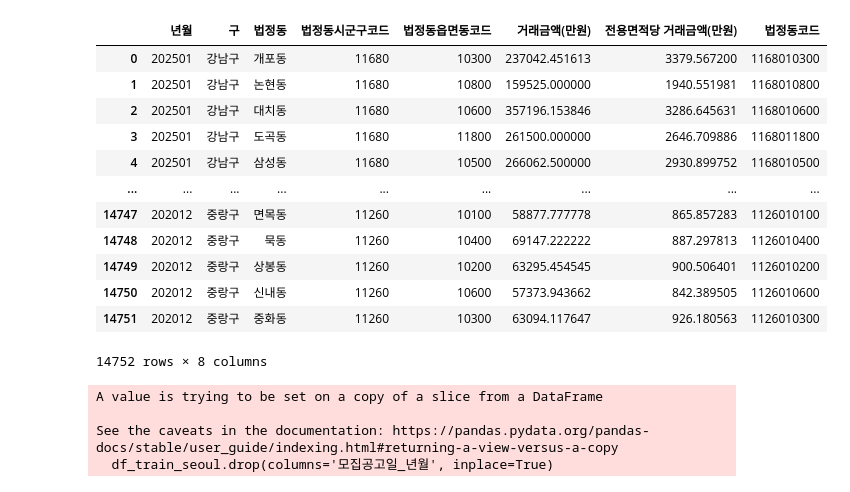
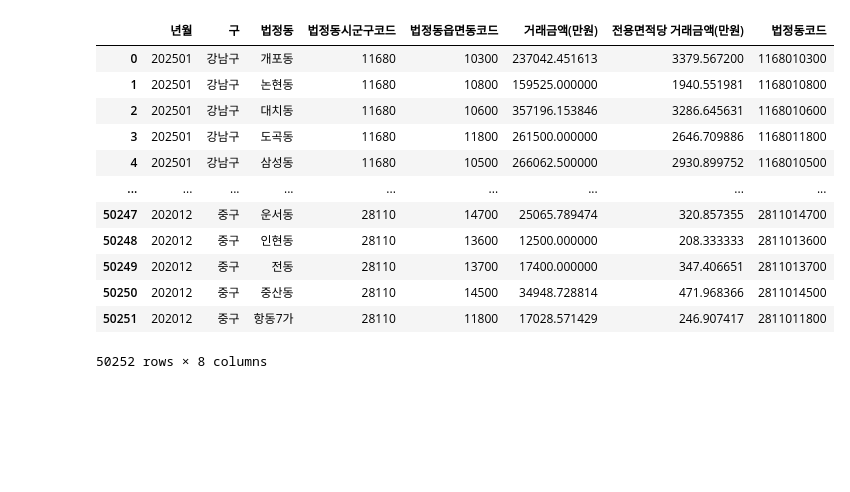
Before and after one commit to choikwangil95/HKToss-MLOps-Proejct, a Jupyter notebook: src/eugene/[광일] 실거래가 데이터 병합.ipynb, the cells around one changed output. Saved outputs shown, nothing was run; the diff lists cells and outputs as text; code cells hidden in the pictures; blank space fills up the shorter version.

```diff
--- a/src/eugene/[광일] 실거래가 데이터 병합.ipynb
+++ b/src/eugene/[광일] 실거래가 데이터 병합.ipynb
@@ -34,20 +50,20 @@ Name: 모집공고일_년월, Length: 19824, dtype: int64
 # %%
-df_real_estate_price = pd.read_csv('서울_전체_월별_법정동별_실거래가_평균.csv', encoding='cp949')
+df_real_estate_price = pd.read_csv('서울경기인천_전체_월별_법정동별_실거래가_평균.csv', encoding='cp949')
 df_real_estate_price
 # %% [output]
 |  | 년월 | 구 | 법정동 | 법정동시군구코드 | 법정동읍면동코드 | 거래금액(만원) | 전용면적당 거래금액(만원) | 법정동코드 |
 | 0 | 202501 | 강남구 | 개포동 | 11680 | 10300 | 237042.451613 | 3379.567200 | 1168010300 |
 | 1 | 202501 | 강남구 | 논현동 | 11680 | 10800 | 159525.000000 | 1940.551981 | 1168010800 |
 | 2 | 202501 | 강남구 | 대치동 | 11680 | 10600 | 357196.153846 | 3286.645631 | 1168010600 |
 | 3 | 202501 | 강남구 | 도곡동 | 11680 | 11800 | 261500.000000 | 2646.709886 | 1168011800 |
 | 4 | 202501 | 강남구 | 삼성동 | 11680 | 10500 | 266062.500000 | 2930.899752 | 1168010500 |
 | ... | ... | ... | ... | ... | ... | ... | ... | ... |
-| 14747 | 202012 | 중랑구 | 면목동 | 11260 | 10100 | 58877.777778 | 865.857283 | 1126010100 |
-| 14748 | 202012 | 중랑구 | 묵동 | 11260 | 10400 | 69147.222222 | 887.297813 | 1126010400 |
-| 14749 | 202012 | 중랑구 | 상봉동 | 11260 | 10200 | 63295.454545 | 900.506401 | 1126010200 |
-| 14750 | 202012 | 중랑구 | 신내동 | 11260 | 10600 | 57373.943662 | 842.389505 | 1126010600 |
-| 14751 | 202012 | 중랑구 | 중화동 | 11260 | 10300 | 63094.117647 | 926.180563 | 1126010300 |
+| 50247 | 202012 | 중구 | 운서동 | 28110 | 14700 | 25065.789474 | 320.857355 | 2811014700 |
+| 50248 | 202012 | 중구 | 인현동 | 28110 | 13600 | 12500.000000 | 208.333333 | 2811013600 |
+| 50249 | 202012 | 중구 | 전동 | 28110 | 13700 | 17400.000000 | 347.406651 | 2811013700 |
+| 50250 | 202012 | 중구 | 중산동 | 28110 | 14500 | 34948.728814 | 471.968366 | 2811014500 |
+| 50251 | 202012 | 중구 | 항동7가 | 28110 | 11800 | 17028.571429 | 246.907417 | 2811011800 |
-14752 rows × 8 columns
+50252 rows × 8 columns
 # %%
 def apply_price_diff(row):
     b_code = row['법정동코드']
@@ -72,7 +86,2 @@ df_train_seoul = df_train[df_train['공급지역명'] == '서울']
 # %%
-df_train_seoul.drop(columns='모집공고일_년월', inplace=True)
+df_train.drop(columns='모집공고일_년월', inplace=True)
-# %% [output]
-A value is trying to be set on a copy of a slice from a DataFrame
-
-See the caveats in the documentation: https://pandas.pydata.org/pandas-docs/stable/user_guide/indexing.html#returning-a-view-versus-a-copy
-  df_train_seoul.drop(columns='모집공고일_년월', inplace=True)
```
Also changed, not shown: parts of 8 cells of this notebook, 44 other files.
